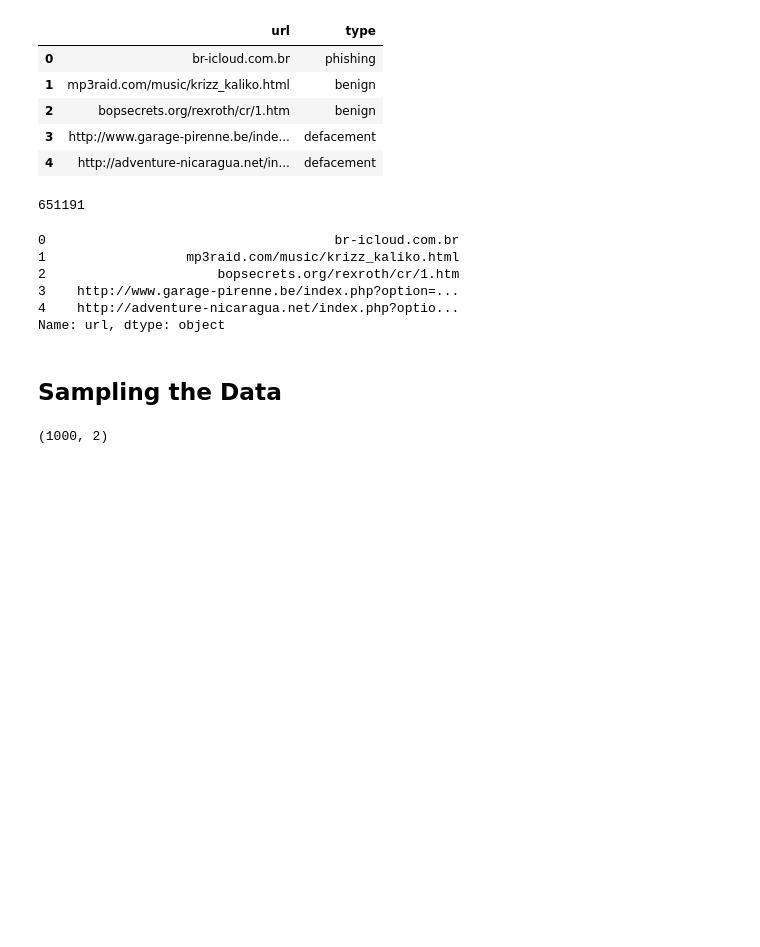
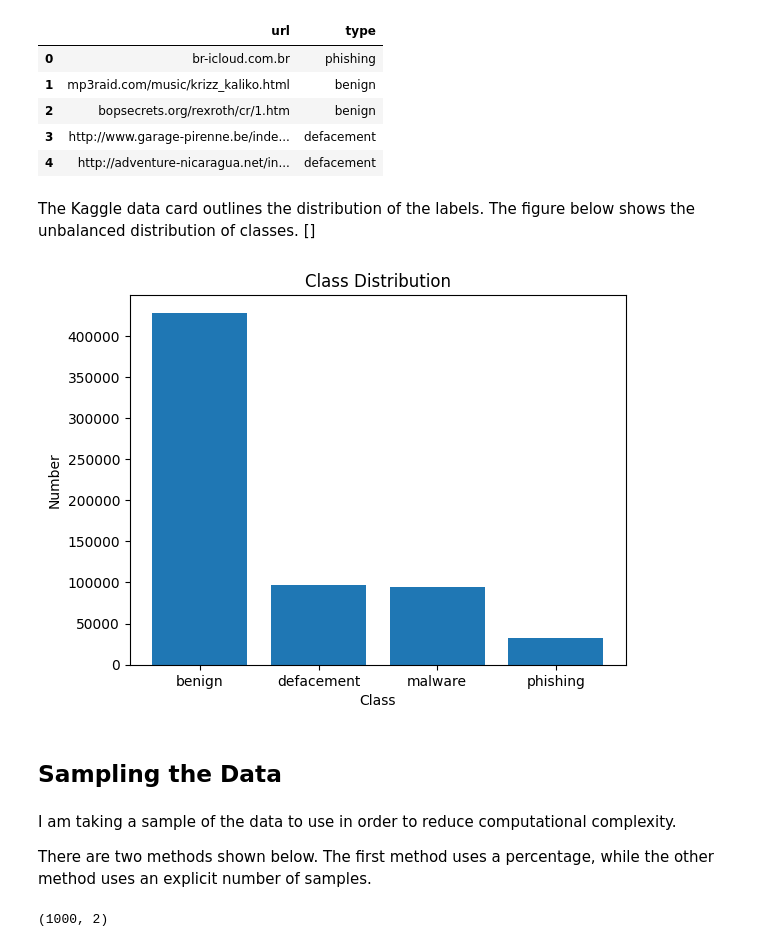
Before and after one commit to jfantab/lexical_analysis_urls, a Jupyter notebook: jlu_model.ipynb, the cells around one changed output. Saved outputs shown, nothing was run; the diff lists cells and outputs as text; code cells hidden in the pictures; blank space fills up the shorter version.

```diff
--- a/jlu_model.ipynb
+++ b/jlu_model.ipynb
@@ -29,21 +39,22 @@ original_df.head()
 | 2 | bopsecrets.org/rexroth/cr/1.htm | benign |
 | 3 | http://www.garage-pirenne.be/inde... | defacement |
 | 4 | http://adventure-nicaragua.net/in... | defacement |
-# %%
-len(original_df)
-# %% [output]
-651191
-# %%
-original_df["url"][:5]
-# %% [output]
-0                                     br-icloud.com.br
-1                  mp3raid.com/music/krizz_kaliko.html
-2                      bopsecrets.org/rexroth/cr/1.htm
-3    http://www.garage-pirenne.be/index.php?option=...
-4    http://adventure-nicaragua.net/index.php?optio...
-Name: url, dtype: object
+# %% [markdown]
+The Kaggle data card outlines the distribution of the labels. The figure below shows the unbalanced distribution of classes. []
+# %%
+plt.bar(["benign", "defacement", "malware", "phishing"], [428103, 96547, 94111, 32520])
+plt.xlabel("Class")
+plt.ylabel("Number")
+plt.title("Class Distribution")
+plt.show()
+# %% [output]
+[figure, added]
 # %% [markdown]
 ## Sampling the Data
+# %% [markdown]
+I am taking a sample of the data to use in order to reduce computational complexity.
+
+There are two methods shown below. The first method uses a percentage, while the other method uses an explicit number of samples.
 # %%
 # PERCENTAGE = 0.005
 # df = original_df.sample(frac=PERCENTAGE, replace=False, random_state=42)
```
Also changed, not shown: parts of 29 cells of this notebook.
